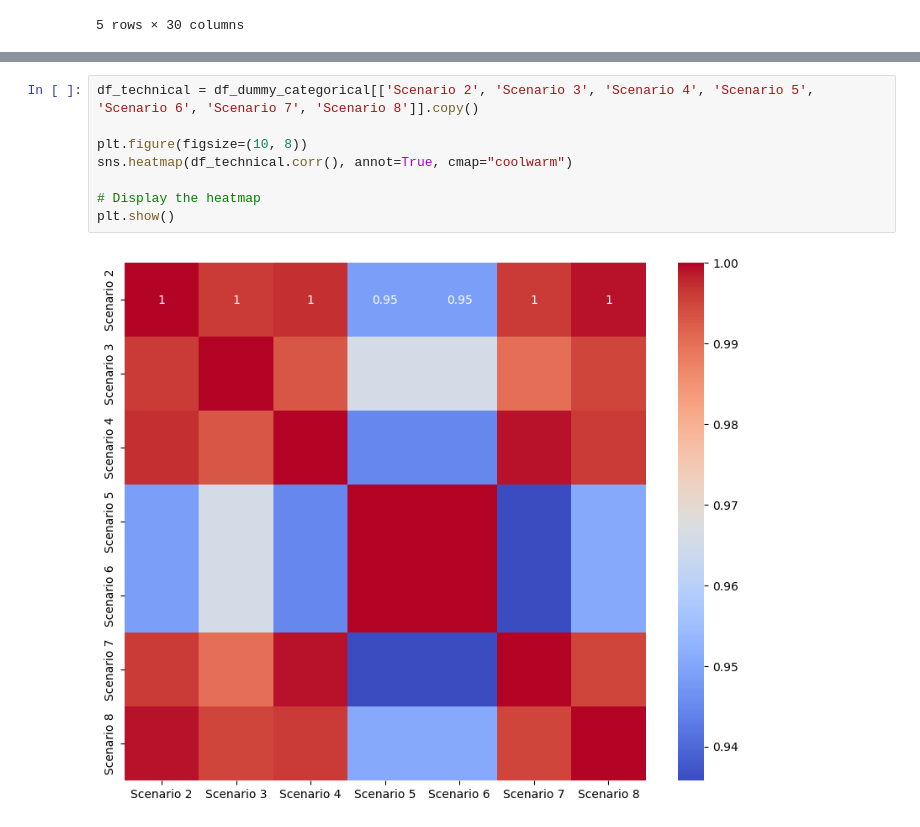
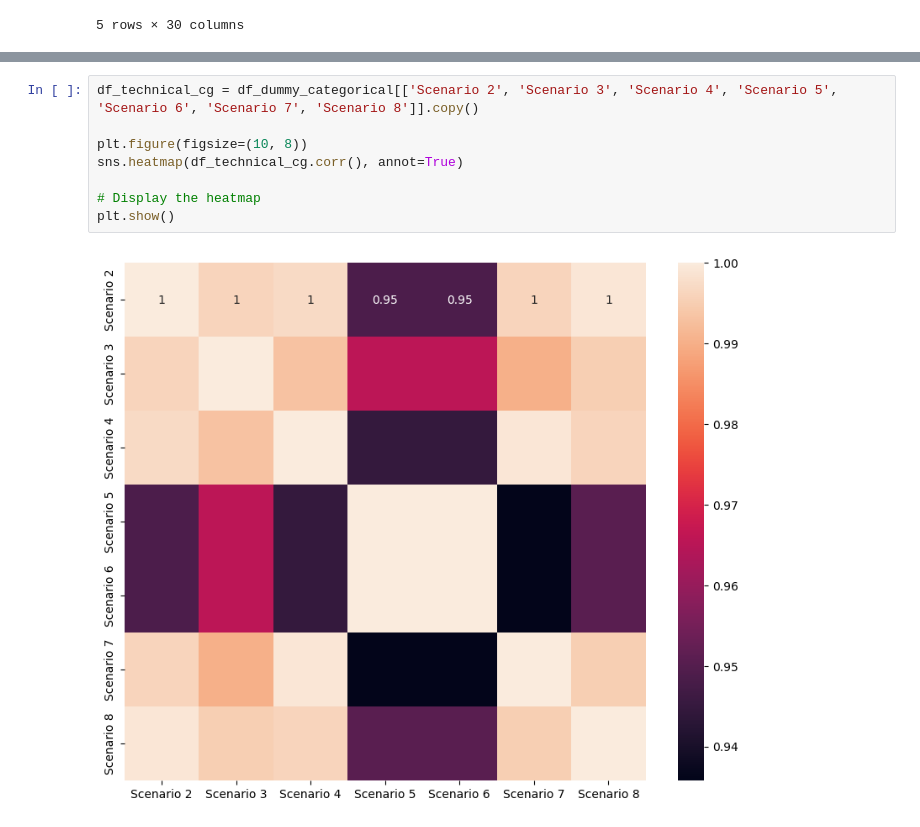
Before and after one commit to MateoBarrera/ResearchDev, a Jupyter notebook: AnalysisResult/data_explotation.ipynb, the cells around one changed output, grey strips where cells are left out. Saved outputs shown, nothing was run; the diff lists cells and outputs as text.

```diff
--- a/AnalysisResult/data_explotation.ipynb
+++ b/AnalysisResult/data_explotation.ipynb
@@ -54,11 +54,11 @@ plt.show()
 # %%
-df_technical = df_dummy_categorical[['Scenario 2', 'Scenario 3', 'Scenario 4', 'Scenario 5', 'Scenario 6', 'Scenario 7', 'Scenario 8']].copy()
+df_technical_cg = df_dummy_categorical[['Scenario 2', 'Scenario 3', 'Scenario 4', 'Scenario 5', 'Scenario 6', 'Scenario 7', 'Scenario 8']].copy()
 
 plt.figure(figsize=(10, 8))
-sns.heatmap(df_technical.corr(), annot=True, cmap="coolwarm")
+sns.heatmap(df_technical_cg.corr(), annot=True)
 
 # Display the heatmap
 plt.show()
 # %% [output]
-[figure, old version]
+[figure, new version]
 # %%
```
Also changed, not shown: parts of 11 cells of this notebook.
